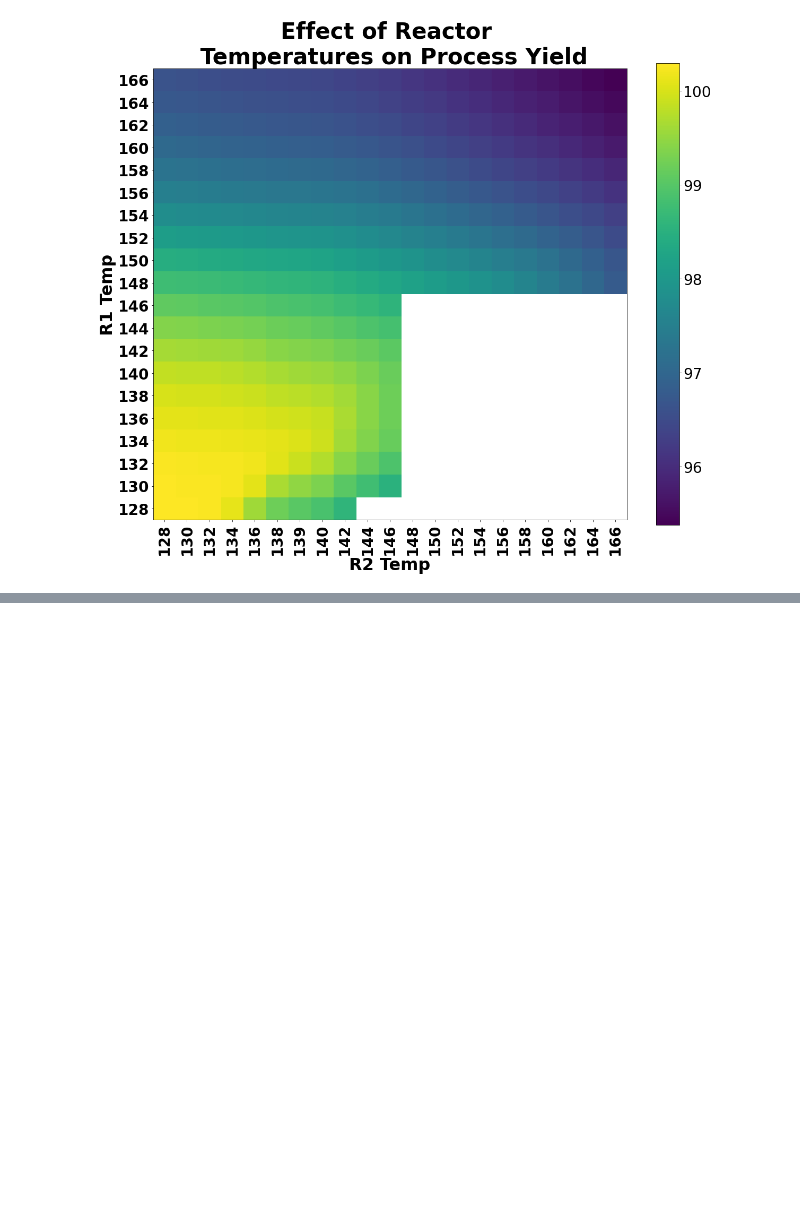
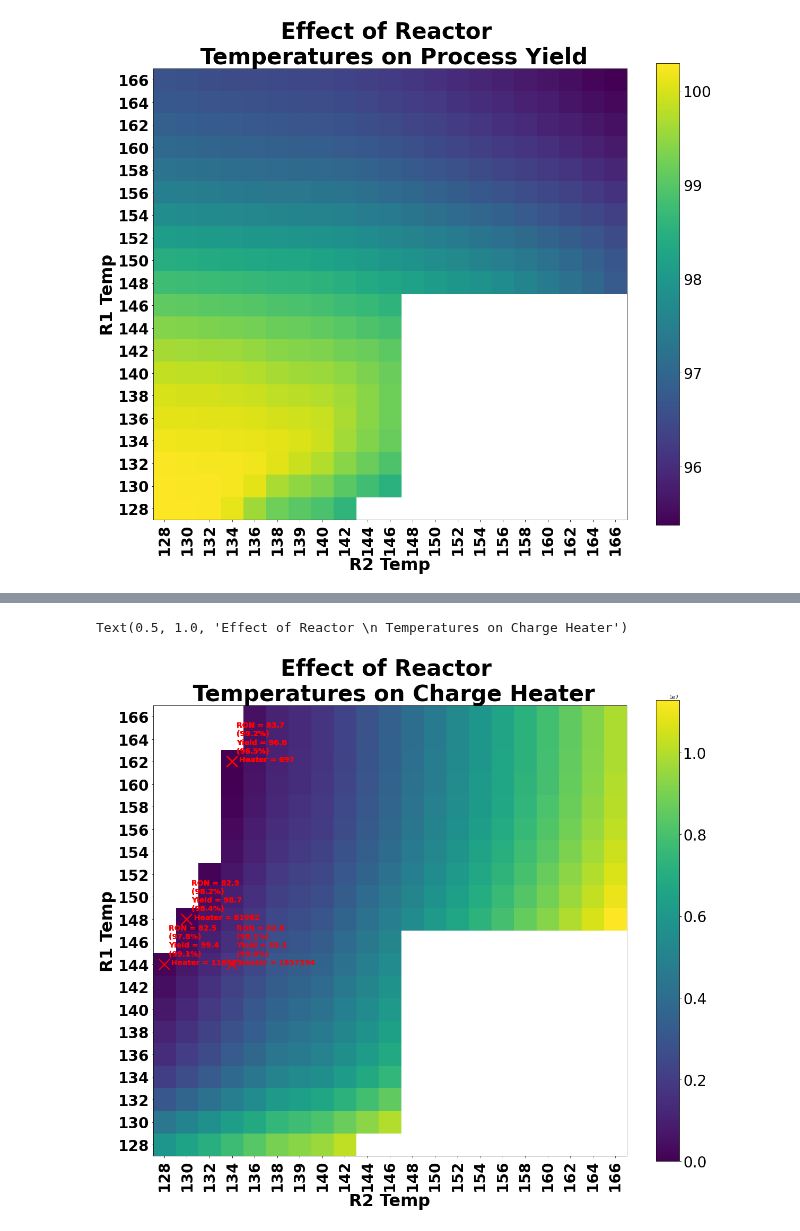
Before and after one commit to KISRDevelopment/iso-exploration, a Jupyter notebook: global_optima.ipynb, the cells around one changed output, grey strips where cells are left out. Drawn from its saved outputs; the diff is of its cells as text; code cells hidden in the pictures; blank space fills up the shorter version.

Commit message:
add constrained global optimization

```diff
--- a/global_optima.ipynb
+++ b/global_optima.ipynb
@@ -175,0 +233,7 @@ Text(0.5, 1.0, 'Effect of Reactor \n Temperatures on Process Yield')
+# %%
+constrained_sol = ffdf.loc[results[:,2]][monitored_cols].copy()
+constrained_sol['% of max ron'] = (1 - results[:,0]) * 100
+constrained_sol['% of max yield'] = (1 - results[:,1]) * 100
+constrained_sol['min ron'] = max_ron * (1-results[:,0])
+constrained_sol['min yield'] = max_yield * (1-results[:,1])
+constrained_sol
@@ -175,0 +256,41 @@ Text(0.5, 1.0, 'Effect of Reactor \n Temperatures on Process Yield')
+# %%
+r1s = sorted(set(df['r1_temp']))
+r1idxs = dict(zip(r1s, range(len(r1s))))
+r2s = sorted(set(df['r2_temp']))
+r2idxs = dict(zip(r2s, range(len(r2s))))
+dependent_var = 'r1_charge_heater'
+
+M = np.zeros((len(r1s), len(r2s)))
+for i, r1t in enumerate(r1s):
+    for j, r2t in enumerate(r2s):
+        sdf = df[(df['r1_temp'] == r1t) & (df['r2_temp'] == r2t) & (df['r1_charge_heater'] >= 0)]
+        mean_dep = np.mean(sdf[dependent_var])
+        M[i, j] = mean_dep
+
+n,m = M.shape
+f, ax = plt.subplots(1, 1, figsize=(20, 20))
+im = ax.imshow(M, origin='lower', vmin=0)
+
+for r in constrained_sol.itertuples():
+    r1idx = r1idxs[r.r1_temp]
+    r2idx = r2idxs[r.r2_temp]
+    ax.plot([r2idx], [r1idx], 'x', markersize=20, color='red', markeredgewidth=2)
+    ax.annotate('RON = %4.1f\n(%4.1f%%) \nYield = %4.1f \n(%4.1f%%) \n Heater = %.0f ' % (r.process_ron,
+                                                                                r.process_ron * 100 / max_ron,
+                                                                                r.process_yield,
+                                                                                r.process_yield * 100 / max_yield,
+                                                                                r.r1_charge_heater),
+            (r2idx, r1idx), (r2idx+0.2, r1idx), fontsize=14, color='red', fontweight='bold')
+
+ax.set_xticks(np.arange(m))
+ax.set_xticklabels(['%d' % d for d in r2s], rotation=90, fontsize=28, fontweight='bold')
+ax.set_yticks(np.arange(n))
+ax.set_yticklabels(['%d' % d for d in r1s], fontsize=28, fontweight='bold')
+ax.set_xlabel('R2 Temp', fontsize=32, fontweight='bold')
+ax.set_ylabel('R1 Temp', fontsize=32, fontweight='bold')
+cbar = f.colorbar(im, ax=ax, shrink=0.8)
+cbar.ax.tick_params(labelsize=28)
+ax.set_title('Effect of Reactor \n Temperatures on Charge Heater', fontsize=42, fontweight='bold')
+# %% [output]
+Text(0.5, 1.0, 'Effect of Reactor \n Temperatures on Charge Heater')
+[figure, added]
```
Also changed, not shown: parts of 4 cells of this notebook, 1 other file.
